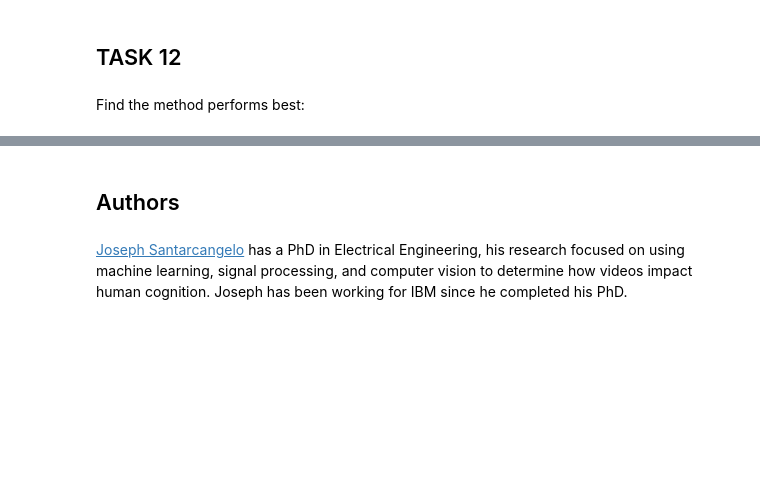
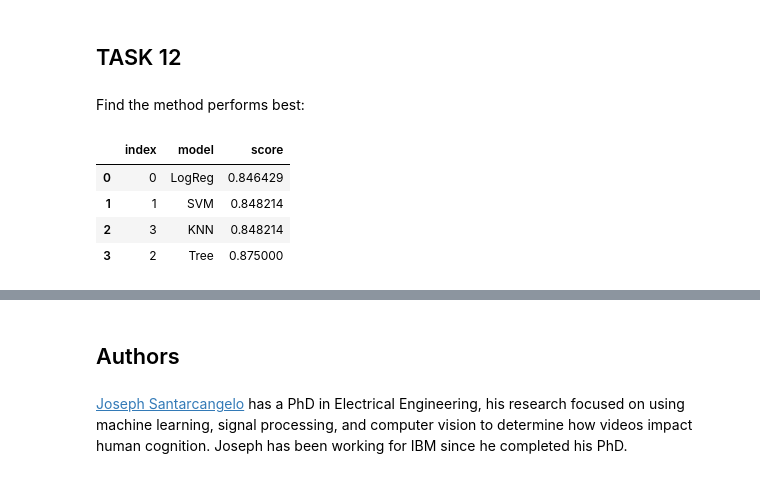
Before and after one commit to tom-cruz/SpaceX-Falcon9-Landing-Prediction, a Jupyter notebook: Classification Models for Rocket Landing.ipynb, the cells around one changed output, grey strips where cells are left out. Drawn from its saved outputs; the diff is of its cells as text; code cells hidden in the pictures; blank space fills up the shorter version.

```diff
--- a/Classification Models for Rocket Landing.ipynb
+++ b/Classification Models for Rocket Landing.ipynb
@@ -314,0 +322,8 @@ Find the method performs best:
+# %%
+modelAccuracy_df
+# %% [output]
+|  | index | model | score |
+| 0 | 0 | LogReg | 0.846429 |
+| 1 | 1 | SVM | 0.848214 |
+| 2 | 3 | KNN | 0.848214 |
+| 3 | 2 | Tree | 0.875000 |
```
Also changed, not shown: parts of 4 cells of this notebook.
